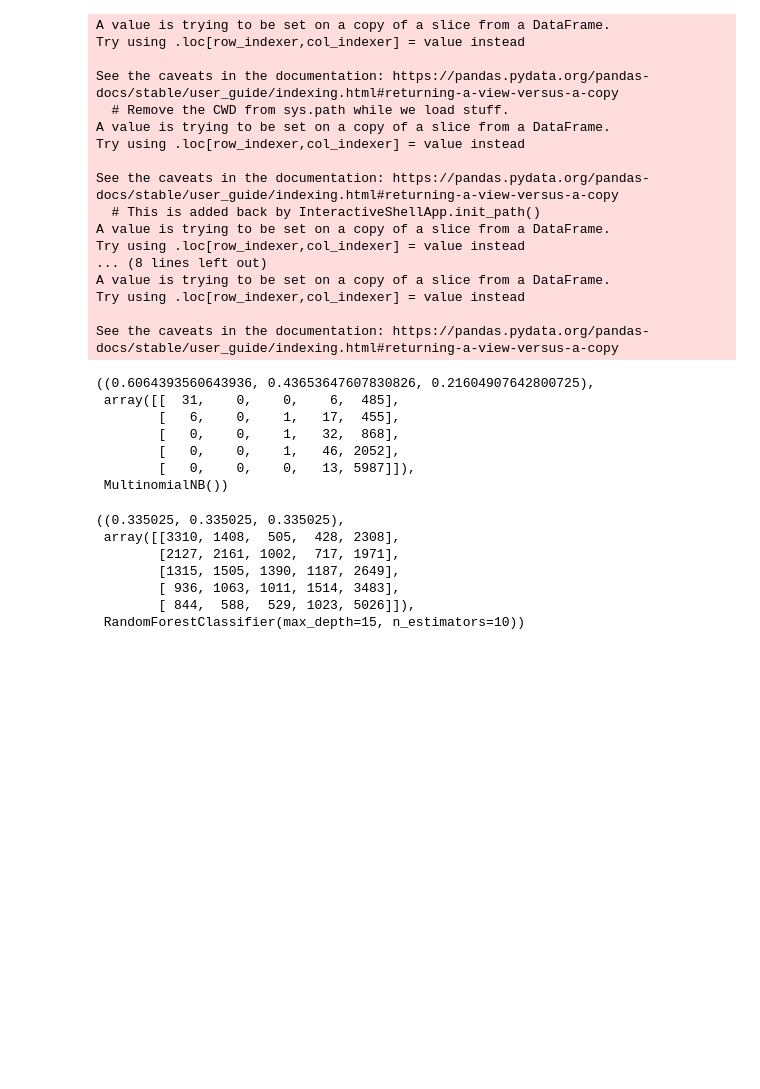
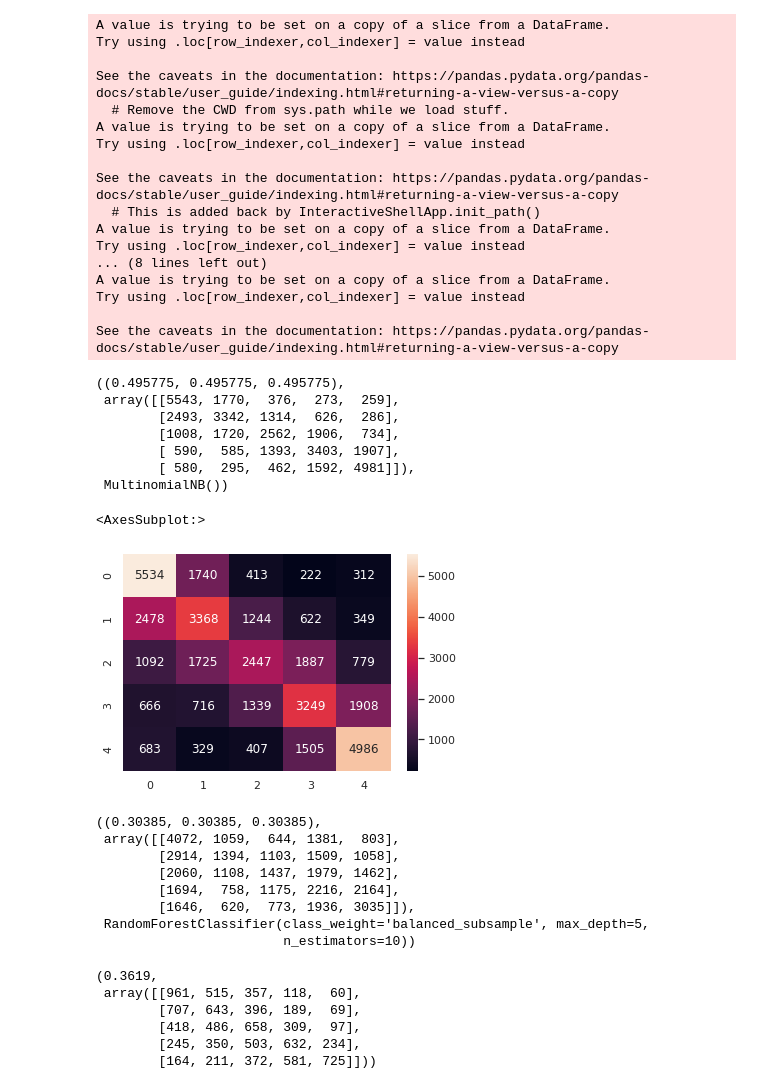
Before and after one commit to Second0395/Capstone_3, a Jupyter notebook: working.ipynb, the cells around one changed output. Saved outputs shown, nothing was run; the diff lists cells and outputs as text; code cells hidden in the pictures; blank space fills up the shorter version.

```diff
--- a/working.ipynb
+++ b/working.ipynb
@@ -187,25 +173,44 @@ Try using .loc[row_indexer,col_indexer] = value instead
 
 See the caveats in the documentation: https://pandas.pydata.org/pandas-docs/stable/user_guide/indexing.html#returning-a-view-versus-a-copy
 # %%
-multiNB(df_first_50k, 'lemmatized', max_features=1500,max_iter=10000)
+multiNB(balanced_40k_each, 'lemmatized', max_features=5000,max_iter=10000)
 # %% [output]
-((0.6064393560643936, 0.43653647607830826, 0.21604907642800725),
- array([[  31,    0,    0,    6,  485],
-        [   6,    0,    1,   17,  455],
-        [   0,    0,    1,   32,  868],
-        [   0,    0,    1,   46, 2052],
-        [   0,    0,    0,   13, 5987]]),
+((0.495775, 0.495775, 0.495775),
+ array([[5543, 1770,  376,  273,  259],
+        [2493, 3342, 1314,  626,  286],
+        [1008, 1720, 2562, 1906,  734],
+        [ 590,  585, 1393, 3403, 1907],
+        [ 580,  295,  462, 1592, 4981]]),
  MultinomialNB())
+# %%
+sns.heatmap([[5534, 1740,  413,  222,  312],
+        [2478, 3368, 1244,  622,  349],
+        [1092, 1725, 2447, 1887,  779],
+        [ 666,  716, 1339, 3249, 1908],
+        [ 683,  329,  407, 1505, 4986]], annot=True, fmt='g')
+# %% [output]
+<AxesSubplot:>
+[figure, added]
 # %%
-rf_test(balanced_40k_each, max_depth=15)
+rf_test(balanced_40k_each, 'lemmatized', max_depth=5, n_estimators=)
 # %% [output]
-((0.335025, 0.335025, 0.335025),
- array([[3310, 1408,  505,  428, 2308],
-        [2127, 2161, 1002,  717, 1971],
-        [1315, 1505, 1390, 1187, 2649],
-        [ 936, 1063, 1011, 1514, 3483],
-        [ 844,  588,  529, 1023, 5026]]),
- RandomForestClassifier(max_depth=15, n_estimators=10))
+((0.30385, 0.30385, 0.30385),
+ array([[4072, 1059,  644, 1381,  803],
+        [2914, 1394, 1103, 1509, 1058],
+        [2060, 1108, 1437, 1979, 1462],
+        [1694,  758, 1175, 2216, 2164],
+        [1646,  620,  773, 1936, 3035]]),
+ RandomForestClassifier(class_weight='balanced_subsample', max_depth=5,
+                        n_estimators=10))
+# %%
+knn_classifier(balanced_10k_each, 'lemmatized')
+# %% [output]
+(0.3619,
+ array([[961, 515, 357, 118,  60],
+        [707, 643, 396, 189,  69],
+        [418, 486, 658, 309,  97],
+        [245, 350, 503, 632, 234],
+        [164, 211, 372, 581, 725]]))
 # %%
 def multiNB(pandas_df, text_column='reviewText', max_features = 1500, max_iter = 2000):
 
```
Also changed, not shown: parts of 15 cells of this notebook.
